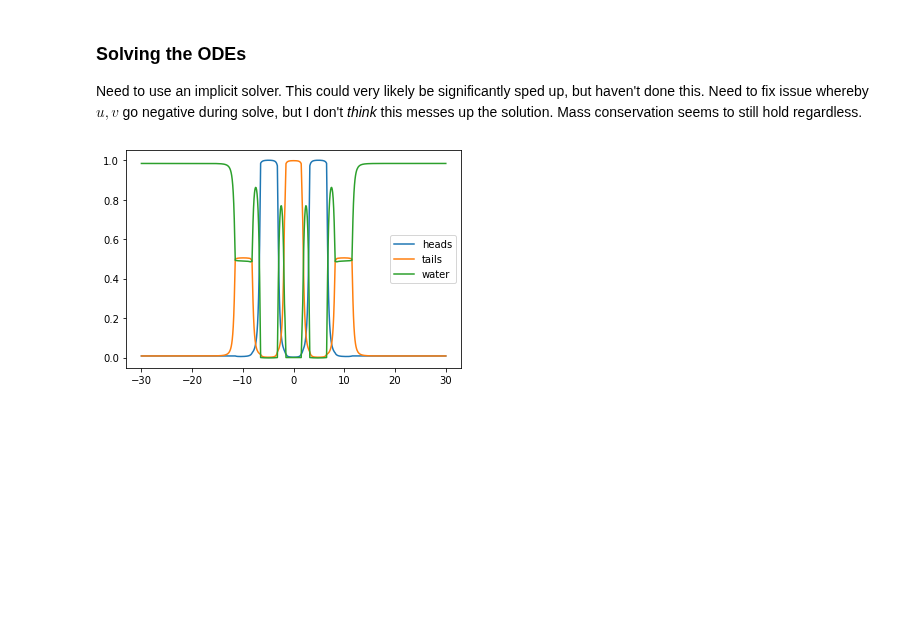
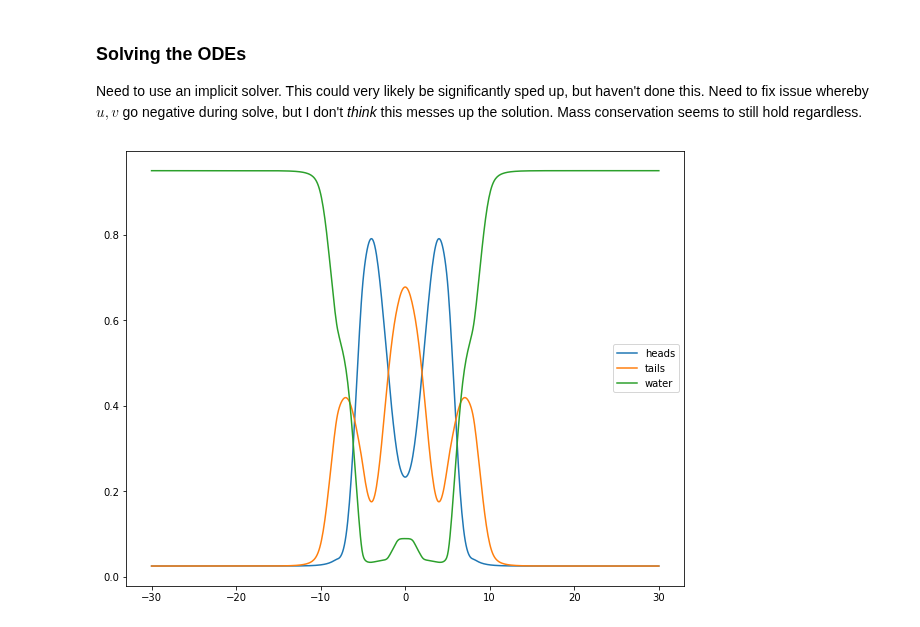
Before and after one commit to rgbrown/lipids, a Jupyter notebook: notebooks/1D Lipids.ipynb, the cells around one changed output. Cells and saved outputs as stored; diff of their text form; code cells hidden in the pictures; blank space fills up the shorter version.

```diff
--- a/notebooks/1D Lipids.ipynb
+++ b/notebooks/1D Lipids.ipynb
@@ -100,8 +100,8 @@ x = np.arange(-L, L + dx, dx)
 N = x.shape[0]
 
 # Parameters
-eps = 5 # Needs to be a multiple of dx
-K = 1000
+eps = 3 # Needs to be a multiple of dx
+K = 0.001
 alpha = 4
 
 beta = 1
@@ -144,13 +144,16 @@ def rhs_bp(t, y):
     u = y[0:N]
     v = y[N:]
 
-    mu = K*np.maximum(u + tau_e_minus(u) + v + tau_e_plus(v) - 1, 0)
+    # mu = K*np.maximum(u + tau_e_minus(u) + v + tau_e_plus(v) - 1, 0)
+
+    mu = u + tau_e_minus(u) + v + tau_e_plus(v) - 1
+
 
     kuv = convolve_with_kappa(u + v)
 
     # calculate derivatives with lambda absent (c.f. equations above)
-    ut_i = -np.log(u) + 2*alpha*kuv - mu - tau_e_plus(mu)
-    vt_i = -np.log(v) + 2*alpha*kuv - mu - tau_e_minus(mu)
+    ut_i = -np.log(u) + 2*alpha*kuv - K/mu**2 - K/(tau_e_plus(mu)**2)
+    vt_i = -np.log(v) + 2*alpha*kuv - K/mu**2 - K/(tau_e_minus(mu)**2)
 
     # Total change in ut and vt should be zero (this is the conservation of mass)
     lam = -(np.sum(ut_i) + np.sum(vt_i))/(2*N)
@@ -166,8 +169,8 @@ At the moment, we'll have the intial conditions be separated Gaussians. Plotting
 # Initial conditions - guassians centred on x_u and x_v
 x_u = -5
 x_v = 5
-sigma = 1;
-m = 0.6; # mass of lipids
+sigma = 2;
+m = 0.5; # mass of lipids
 u0 = c_0 + m/(2*sigma*np.sqrt(np.pi))*np.exp(-0.5*((x - x_u)/sigma)**2)
 v0 = c_0 + m/(2*sigma*np.sqrt(np.pi))*np.exp(-0.5*((x - x_v)/sigma)**2)
 
@@ -175,10 +178,11 @@ def plot_solution(u, v):
     tails = u + v
     heads = tau_e_minus(u) + tau_e_plus(v)
     water = 1 - heads - tails
+    plt.figure(figsize=(10, 8))
     plt.plot(x, tails, x, heads, x, water)
     plt.legend(('heads', 'tails', 'water'))
 
-plt.figure()
+plt.figure(figsize=(10, 8))
 plt.plot(x, u0, x, v0)
 plt.legend(('$u_0$', '$v_0$'))
 plt.title('Initial conditions')
@@ -194,15 +199,15 @@ Need to use an implicit solver. This could very likely be significantly sped up,
 # %%
 from scipy.integrate import solve_ivp
 
 y0 = np.concatenate((u0, v0))
-soln = solve_ivp(rhs_bp, (0, 10), y0)
+soln = solve_ivp(rhs_bp, np.arange(0, 20), y0, method='Radau')
 
 # Plot the solution
 u = soln.y[0:N, -1]
 v = soln.y[N:, -1]
 plot_solution(u, v)
 # %% [output]
-[figure, old version]
+[figure, new version]
 # %%
 # Check conservation has held
 print(sum(u + v)*dx)
```
Also changed, not shown: parts of 3 cells of this notebook.
